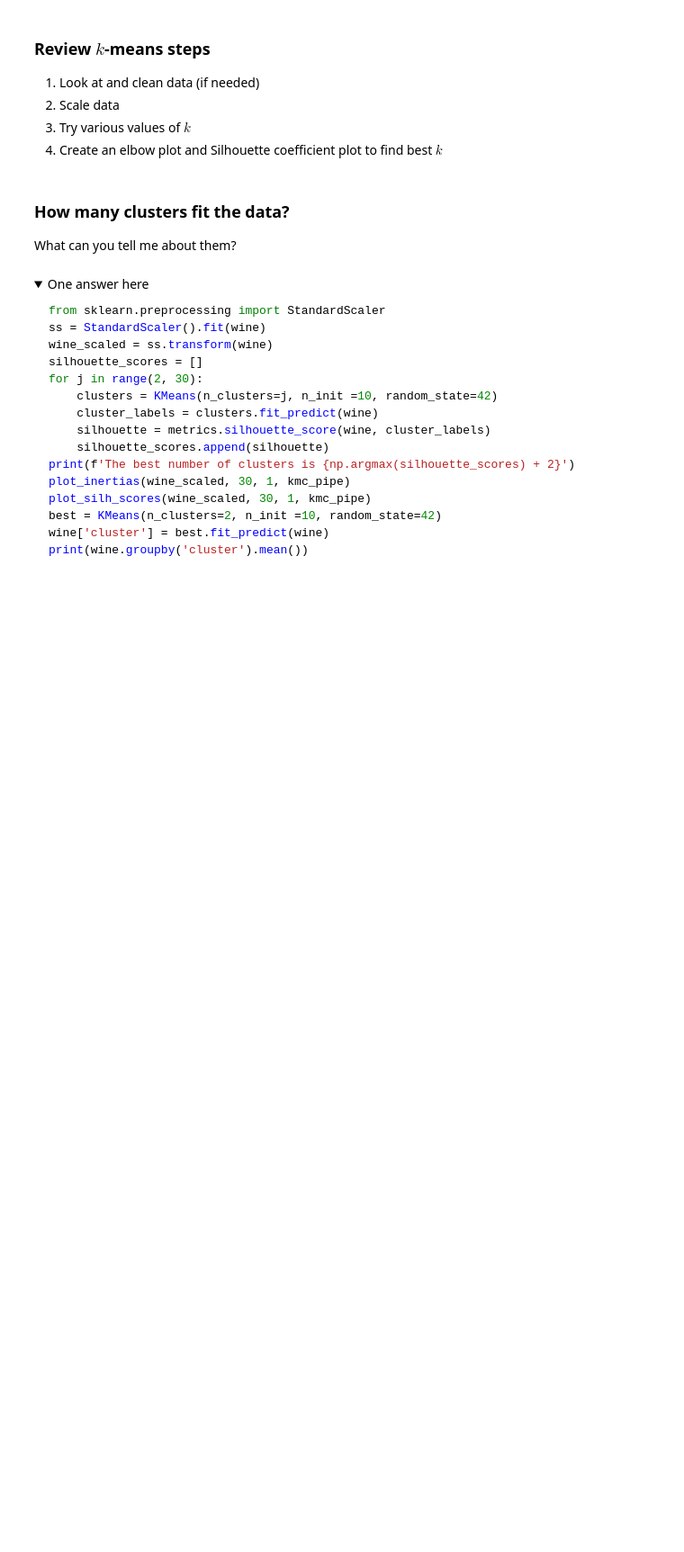
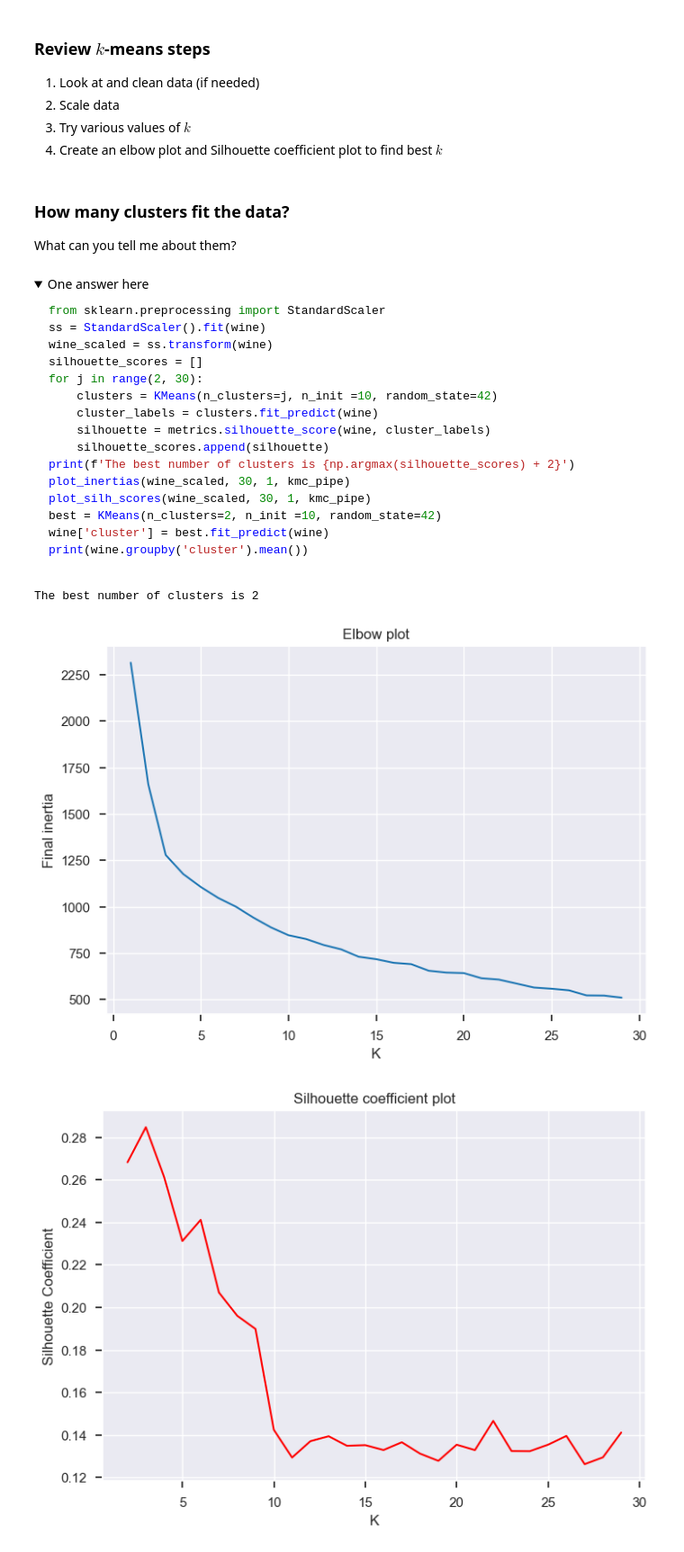
Before and after one commit to musairshad/DS-NTL-010824, a Jupyter notebook: Phase_4/Phase4_Topic5_Clustering/1_KMeansClustering/Kmeans_Clustering.ipynb, the cells around one changed output. Shown at 90% size. Drawn from its saved outputs; the diff is of its cells as text; code cells hidden in the pictures; folded sections open; blank space fills up the shorter version.

````diff
--- a/Phase_4/Phase4_Topic5_Clustering/1_KMeansClustering/Kmeans_Clustering.ipynb
+++ b/Phase_4/Phase4_Topic5_Clustering/1_KMeansClustering/Kmeans_Clustering.ipynb
@@ -555,3 +683,23 @@ wine['cluster'] = best.fit_predict(wine)
 print(wine.groupby('cluster').mean())
 ```
 </details>
+# %%
+from sklearn.preprocessing import StandardScaler
+ss = StandardScaler().fit(wine)
+wine_scaled = ss.transform(wine)
+silhouette_scores = []
+for j in range(2, 30):
+    clusters = KMeans(n_clusters=j, n_init =10, random_state=42)
+    cluster_labels = clusters.fit_predict(wine)
+    silhouette = metrics.silhouette_score(wine, cluster_labels)
+    silhouette_scores.append(silhouette)
+print(f'The best number of clusters is {np.argmax(silhouette_scores) + 2}')
+plot_inertias(wine_scaled, 30, 1, kmc_pipe)
+plot_silh_scores(wine_scaled, 30, 1, kmc_pipe)
+best = KMeans(n_clusters=2, n_init =10, random_state=42)
+wine['cluster'] = best.fit_predict(wine)
+print(wine.groupby('cluster').mean())
+# %% [output]
+The best number of clusters is 2
+[figure, added]
+[figure, added]
````
Also changed, not shown: parts of 37 cells of this notebook, 1 other file.
